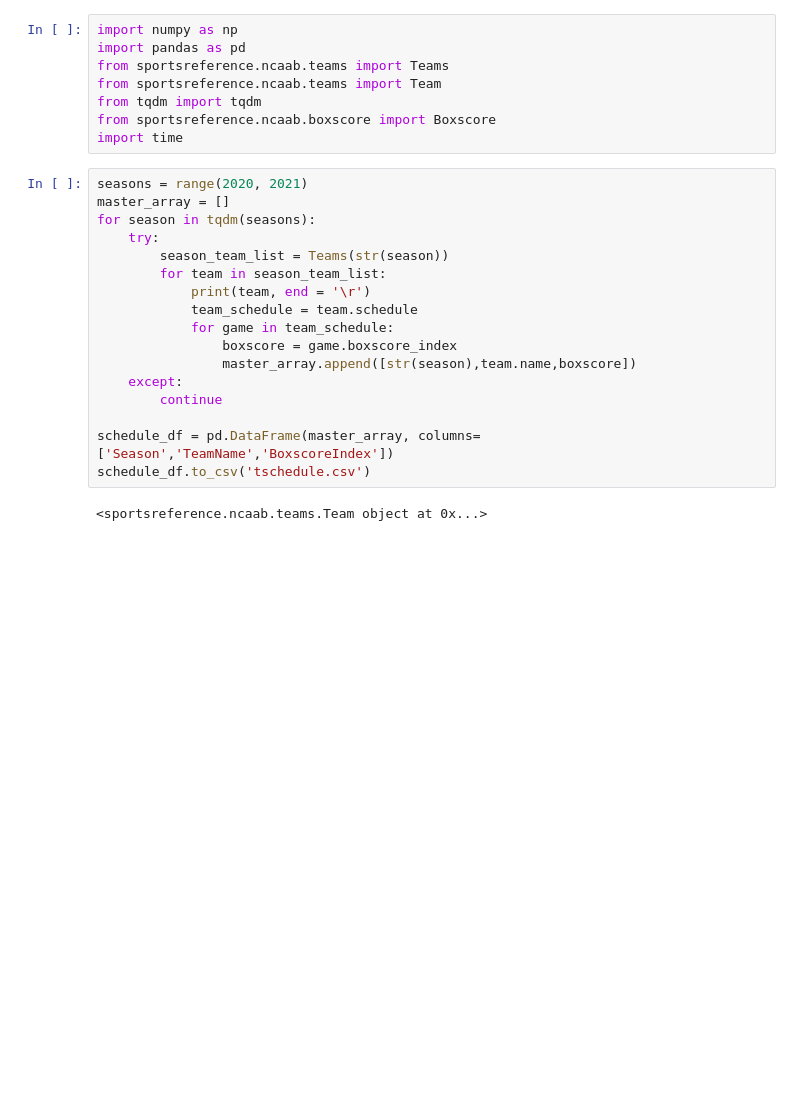
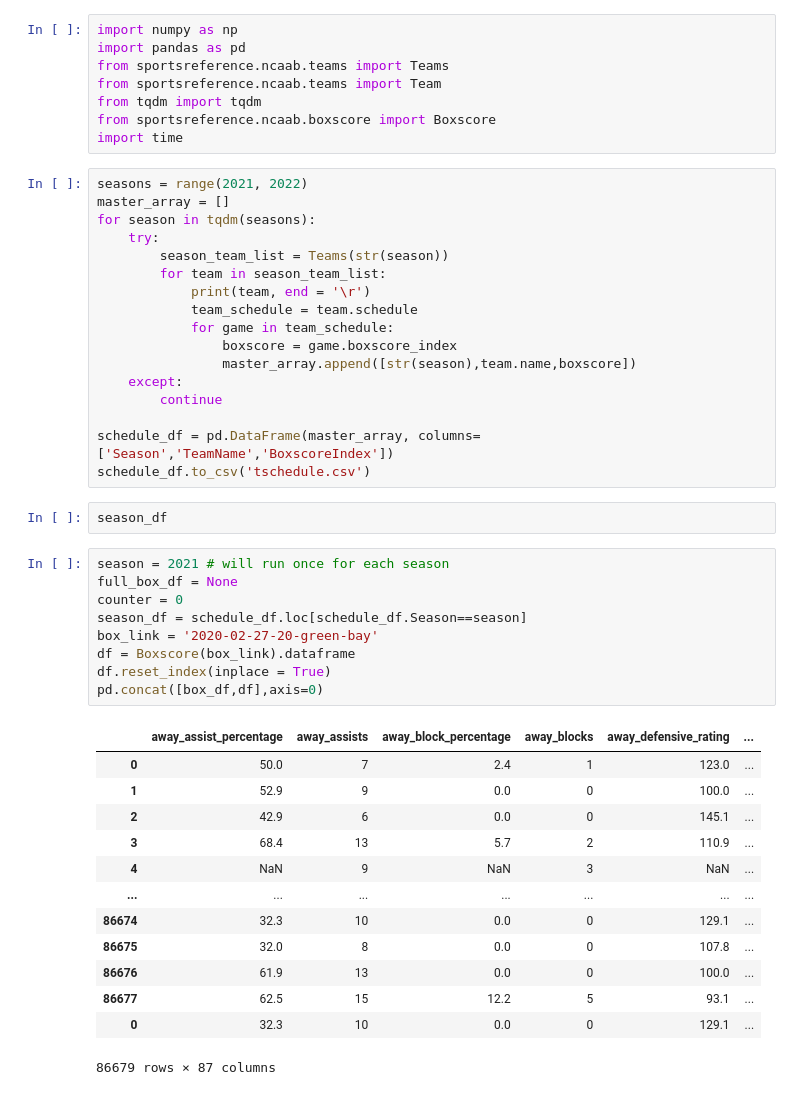
Before and after one commit to fmathews11/College_basketball, a Jupyter notebook: College_BB_Data_Pipeline.ipynb, the cells around one changed output. Cells and saved outputs as stored; diff of their text form; blank space fills up the shorter version.

```diff
--- a/College_BB_Data_Pipeline.ipynb
+++ b/College_BB_Data_Pipeline.ipynb
@@ -7,7 +7,7 @@ from tqdm import tqdm
 from sportsreference.ncaab.boxscore import Boxscore
 import time
 # %%
-seasons = range(2020, 2021)
+seasons = range(2021, 2022)
 master_array = []
 for season in tqdm(seasons):
     try:
@@ -23,5 +23,28 @@ for season in tqdm(seasons):
 
 schedule_df = pd.DataFrame(master_array, columns=['Season','TeamName','BoxscoreIndex'])
 schedule_df.to_csv('tschedule.csv')
-# %% [output]
-<sportsreference.ncaab.teams.Team object at 0x...>
+# %%
+season_df
+# %%
+season = 2021 # will run once for each season
+full_box_df = None
+counter = 0
+season_df = schedule_df.loc[schedule_df.Season==season]
+box_link = '2020-02-27-20-green-bay'
+df = Boxscore(box_link).dataframe
+df.reset_index(inplace = True)
+pd.concat([box_df,df],axis=0)
+# %% [output]
+|  | away_assist_percentage | away_assists | away_block_percentage | away_blocks | away_defensive_rating | ... |
+| 0 | 50.0 | 7 | 2.4 | 1 | 123.0 | ... |
+| 1 | 52.9 | 9 | 0.0 | 0 | 100.0 | ... |
+| 2 | 42.9 | 6 | 0.0 | 0 | 145.1 | ... |
+| 3 | 68.4 | 13 | 5.7 | 2 | 110.9 | ... |
+| 4 | NaN | 9 | NaN | 3 | NaN | ... |
+| ... | ... | ... | ... | ... | ... | ... |
+| 86674 | 32.3 | 10 | 0.0 | 0 | 129.1 | ... |
+| 86675 | 32.0 | 8 | 0.0 | 0 | 107.8 | ... |
+| 86676 | 61.9 | 13 | 0.0 | 0 | 100.0 | ... |
+| 86677 | 62.5 | 15 | 12.2 | 5 | 93.1 | ... |
+| 0 | 32.3 | 10 | 0.0 | 0 | 129.1 | ... |
+86679 rows × 87 columns
```
Also changed, not shown: parts of 13 cells of this notebook.
